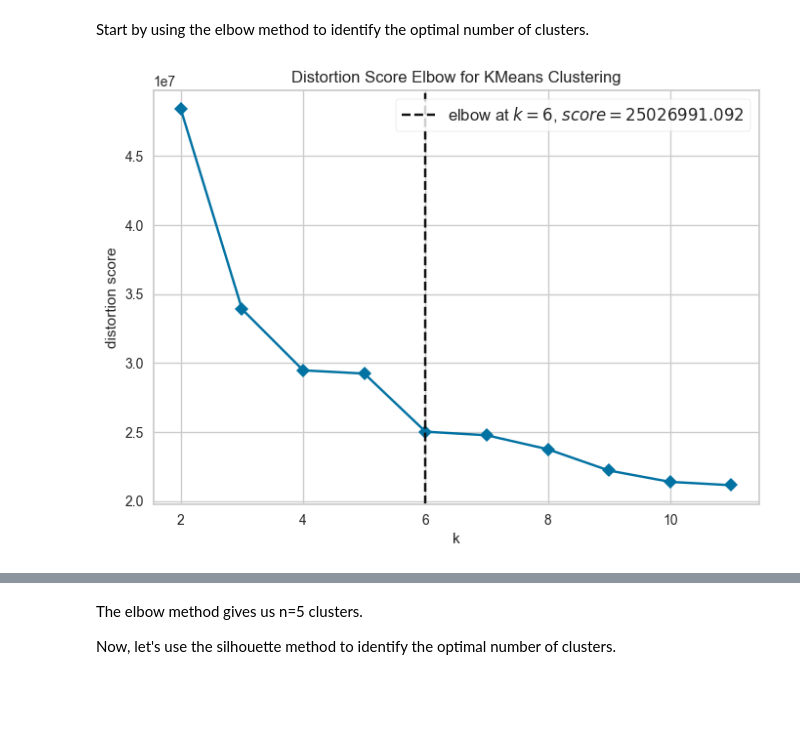
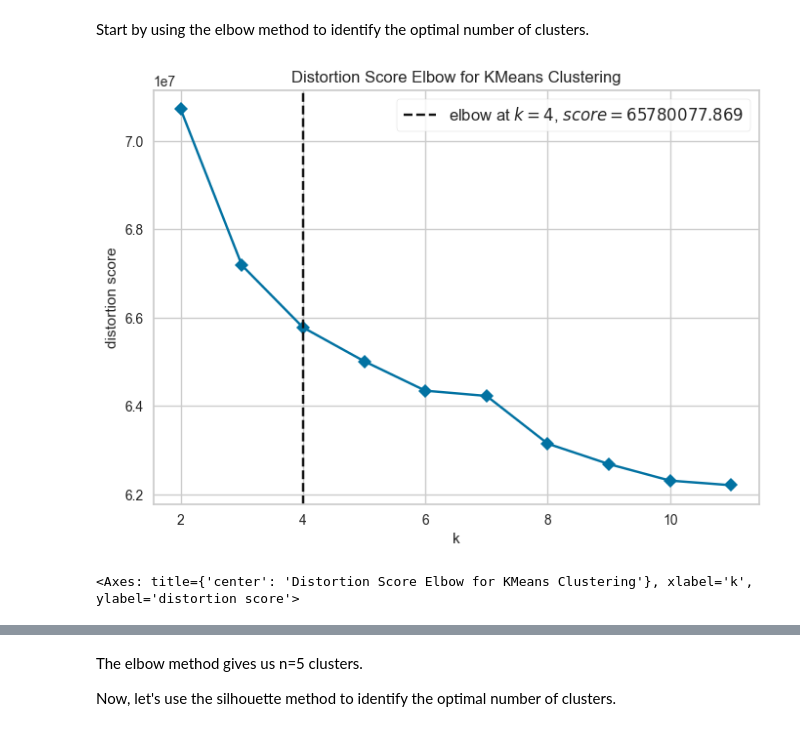
Before and after one commit to noahkostesku/CanadianHouseholdAnalysis, a Jupyter notebook: CanadianHouseholdAnalysis.ipynb, the cells around one changed output, grey strips where cells are left out. Saved outputs shown, nothing was run; the diff lists cells and outputs as text; code cells hidden in the pictures; blank space fills up the shorter version.

```diff
--- a/CanadianHouseholdAnalysis.ipynb
+++ b/CanadianHouseholdAnalysis.ipynb
@@ -202,8 +445,0 @@ household_spend_df = truncate_outliers(household_spend_df)
-# %%
-merged_df = demo_stats_df.join(
-    household_spend_df,
-    on=["CODE", "GEO"],
-    how="inner"
-)
-
-merged_df.describe()
@@ -259,6 +527,9 @@ the target of the regression model in Part 2.
 # %%
 # Define the scaler
 scaler = StandardScaler()
+
+# Convert to Pandas DataFrame for scaling
+cleaned_df = cleaned_df.to_pandas()
 
 # Fit the scaler to the data
 scaler.fit(cleaned_df)
@@ -294,3 +555,6 @@ Working with sample of 20000 records (out of 781511 total)
+# %%
+# Sample 30% of the data
+sampled_df = scaled_df.sample(frac=0.3, random_state=42)
 # %%
 
 full_stats = scaled_df.mean()[:5]
@@ -322,35 +586,19 @@ clusters using both the silhouette and the elbow method. Do they agree?
 # %% [markdown]
 <p>Start by using the elbow method to identify the optimal number of clusters.</p>
 # %%
-# # Initialize KClusterer
-# KClusterer = KMeans(n_clusters=3,
-#                     verbose=0,
-#                     random_state=2025)
-# # Use KElbowVisualizer to find optimal number of clusters
-# visualizer = KElbowVisualizer(KClusterer, # Cluster model with any parameters you need
-#                               k=(2,12),   # Number of clusters to test (2 to 12 in this case)
-#                               locate_elbow=True, # Locate the elbow? Default is true.
-#                               timings=False # Plot the timings to train?
-#                              )
+# Initialize KClusterer
+KClusterer = KMeans(n_clusters=3,
+                    verbose=0,
+                    random_state=2025)
+# Use KElbowVisualizer to find optimal number of clusters
+visualizer = KElbowVisualizer(KClusterer, # Cluster model with any parameters you need
+                              k=(2,12),   # Number of clusters to test (2 to 12 in this case)
+                              locate_elbow=True, # Locate the elbow? Default is true.
+                              timings=False # Plot the timings to train?
+                             )
 
-# visualizer.fit(scaled_df)       # Fit the data to the visualizer
-# visualizer.show()        # Finalize and render the figure
-
-# Elbow Method to Determine Optimal Clusters
-
-def find_optimal_clusters(data, max_clusters=12):
-    model = KMeans(random_state=2025)
-    visualizer = KElbowVisualizer(
-        model,
-        k=(2, max_clusters),
-        locate_elbow=True,
-        timings=False
-    )
-    visualizer.fit(data)
-    visualizer.show()
-    return visualizer.elbow_value_
-
-#Find optimal number of clusters
-optimal_clusters = find_optimal_clusters(sampled_df)
+visualizer.fit(sampled_df)       # Fit the data to the visualizer
+visualizer.show()        # Finalize and render the figure
 # %% [output]
-[figure, old version]
+[figure, new version]
+<Axes: title={'center': 'Distortion Score Elbow for KMeans Clustering'}, xlabel='k', ylabel='distortion score'>
```
Also changed, not shown: parts of 53 cells of this notebook, 1 other file.
